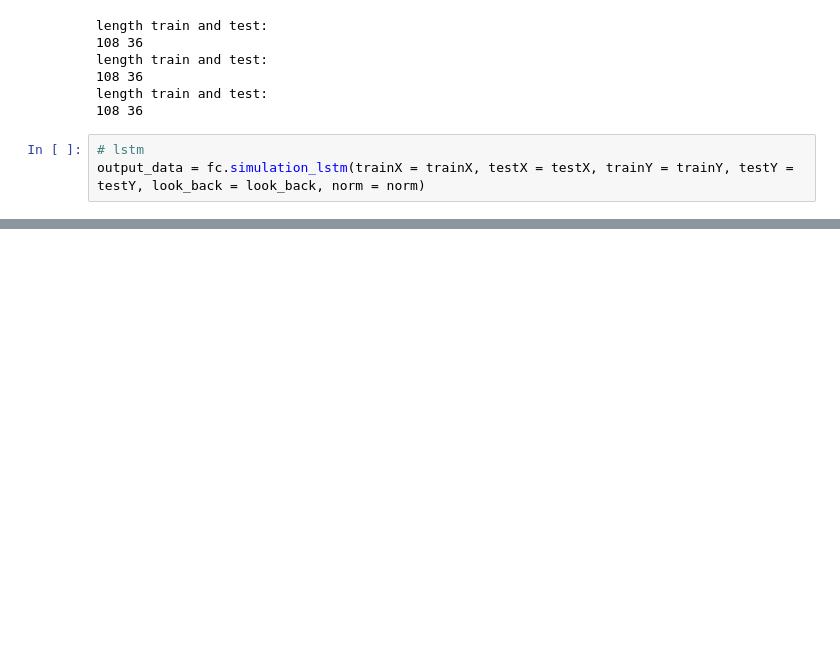
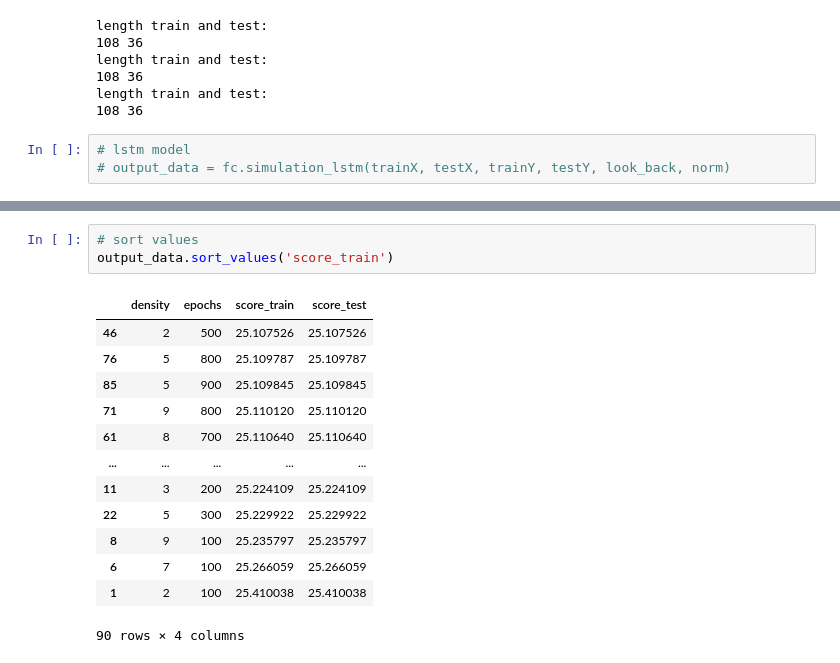
Before and after one commit to contaratoandressa/blog, a Jupyter notebook: lstms/rnns.ipynb, the cells around one changed output, grey strips where cells are left out. Cells and saved outputs as stored; diff of their text form; blank space fills up the shorter version.

```diff
--- a/lstms/rnns.ipynb
+++ b/lstms/rnns.ipynb
@@ -79,5 +79,5 @@ length train and test:
 length train and test:
 108 36
 # %%
-# lstm
-output_data = fc.simulation_lstm(trainX = trainX, testX = testX, trainY = trainY, testY = testY, look_back = look_back, norm = norm)
+# lstm model
+# output_data = fc.simulation_lstm(trainX, testX, trainY, testY, look_back, norm)
@@ -108,0 +84,17 @@ ValueError: Data cardinality is ambiguous. Make sure all arrays contain the same
+# %%
+# sort values
+output_data.sort_values('score_train')
+# %% [output]
+|  | density | epochs | score_train | score_test |
+| 46 | 2 | 500 | 25.107526 | 25.107526 |
+| 76 | 5 | 800 | 25.109787 | 25.109787 |
+| 85 | 5 | 900 | 25.109845 | 25.109845 |
+| 71 | 9 | 800 | 25.110120 | 25.110120 |
+| 61 | 8 | 700 | 25.110640 | 25.110640 |
+| ... | ... | ... | ... | ... |
+| 11 | 3 | 200 | 25.224109 | 25.224109 |
+| 22 | 5 | 300 | 25.229922 | 25.229922 |
+| 8 | 9 | 100 | 25.235797 | 25.235797 |
+| 6 | 7 | 100 | 25.266059 | 25.266059 |
+| 1 | 2 | 100 | 25.410038 | 25.410038 |
+90 rows × 4 columns
```
Also changed, not shown: parts of 2 cells of this notebook, 1 other file.
